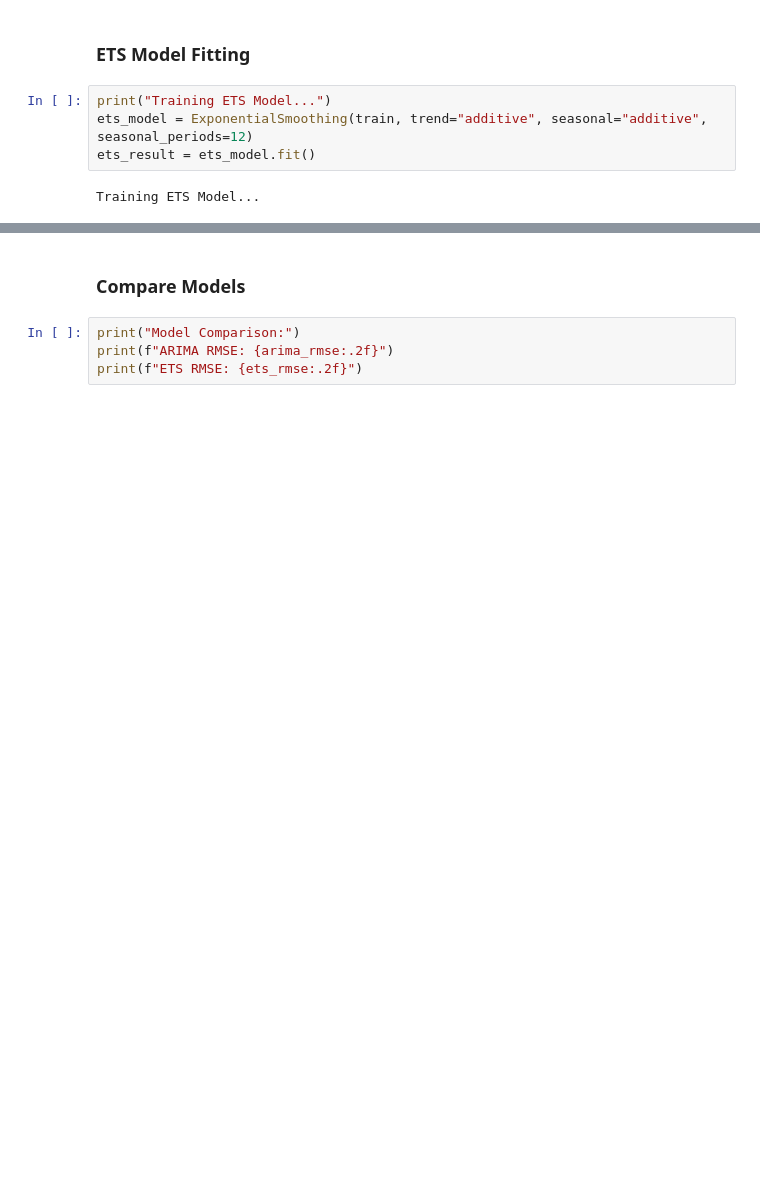
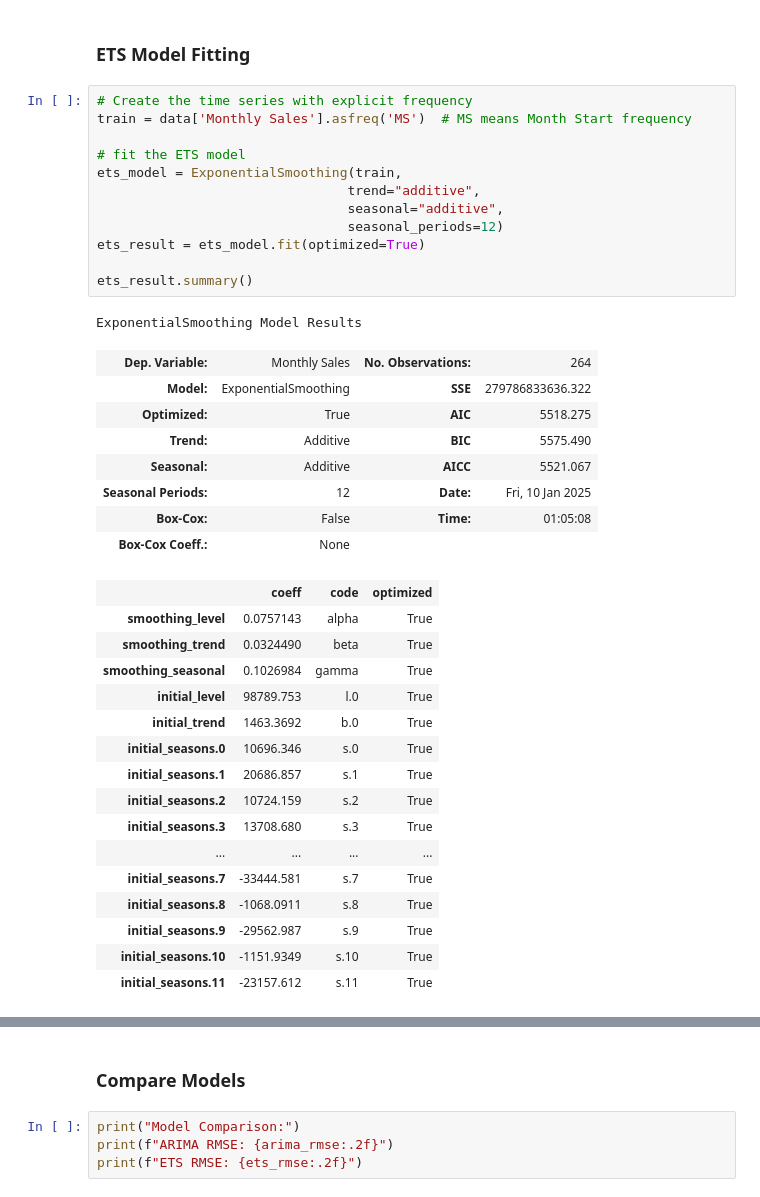
Before and after one commit to sundaepromix/Forecasting-Video-Games-Inventory-Sales-, a Jupyter notebook: Model.ipynb, the cells around one changed output, grey strips where cells are left out. Saved outputs shown, nothing was run; the diff lists cells and outputs as text; blank space fills up the shorter version.

```diff
--- a/Model.ipynb
+++ b/Model.ipynb
@@ -90,8 +240,40 @@ ARIMA RMSE: 29952.44
 # %% [markdown]
 ### ETS Model Fitting
 # %%
-print("Training ETS Model...")
-ets_model = ExponentialSmoothing(train, trend="additive", seasonal="additive", seasonal_periods=12)
-ets_result = ets_model.fit()
+# Create the time series with explicit frequency
+train = data['Monthly Sales'].asfreq('MS')  # MS means Month Start frequency
+
+# fit the ETS model
+ets_model = ExponentialSmoothing(train,
+                                trend="additive",
+                                seasonal="additive",
+                                seasonal_periods=12)
+ets_result = ets_model.fit(optimized=True)
+
+ets_result.summary()
 # %% [output]
-Training ETS Model...
+ExponentialSmoothing Model Results
+| Dep. Variable: | Monthly Sales | No. Observations: | 264 |
+| Model: | ExponentialSmoothing | SSE | 279786833636.322 |
+| Optimized: | True | AIC | 5518.275 |
+| Trend: | Additive | BIC | 5575.490 |
+| Seasonal: | Additive | AICC | 5521.067 |
+| Seasonal Periods: | 12 | Date: | Fri, 10 Jan 2025 |
+| Box-Cox: | False | Time: | 01:05:08 |
+| Box-Cox Coeff.: | None |  |  |
+|  | coeff | code | optimized |
+| smoothing_level | 0.0757143 | alpha | True |
+| smoothing_trend | 0.0324490 | beta | True |
+| smoothing_seasonal | 0.1026984 | gamma | True |
+| initial_level | 98789.753 | l.0 | True |
+| initial_trend | 1463.3692 | b.0 | True |
+| initial_seasons.0 | 10696.346 | s.0 | True |
+| initial_seasons.1 | 20686.857 | s.1 | True |
+| initial_seasons.2 | 10724.159 | s.2 | True |
+| initial_seasons.3 | 13708.680 | s.3 | True |
+| ... | ... | ... | ... |
+| initial_seasons.7 | -33444.581 | s.7 | True |
+| initial_seasons.8 | -1068.0911 | s.8 | True |
+| initial_seasons.9 | -29562.987 | s.9 | True |
+| initial_seasons.10 | -1151.9349 | s.10 | True |
+| initial_seasons.11 | -23157.612 | s.11 | True |
```
Also changed, not shown: parts of 31 cells of this notebook.
